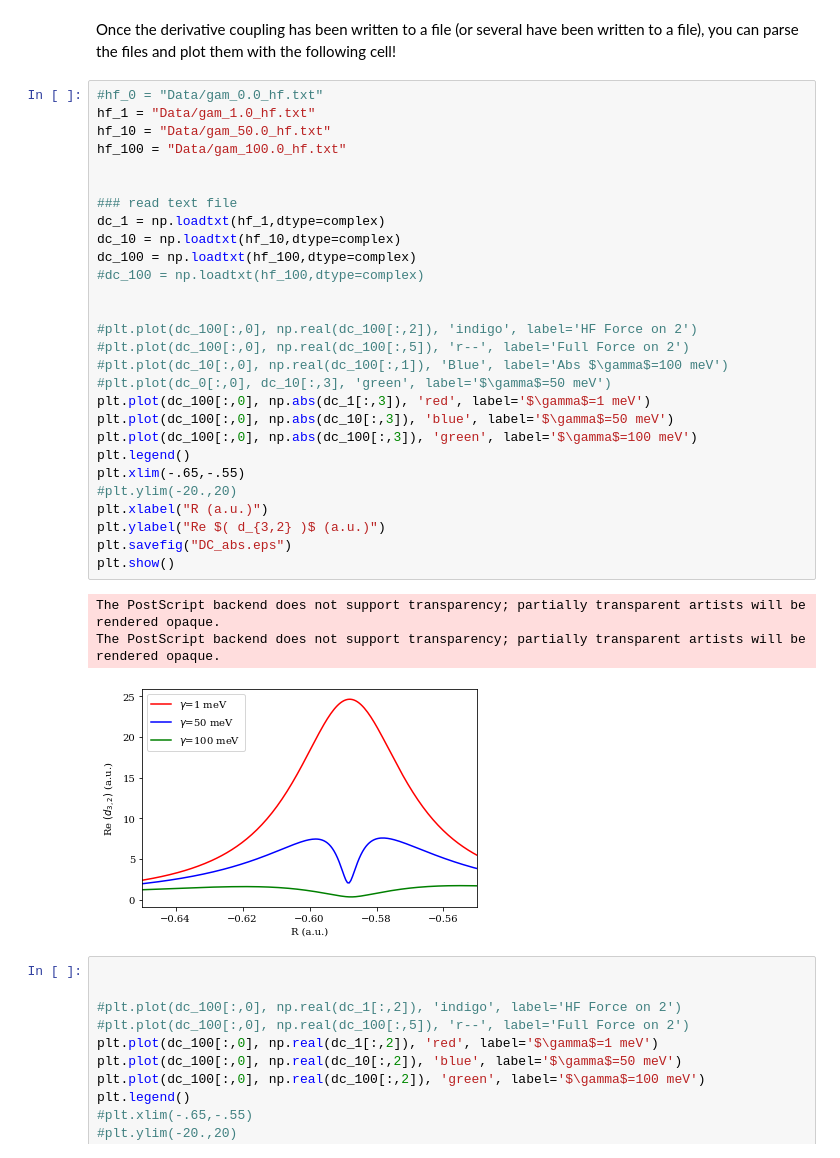
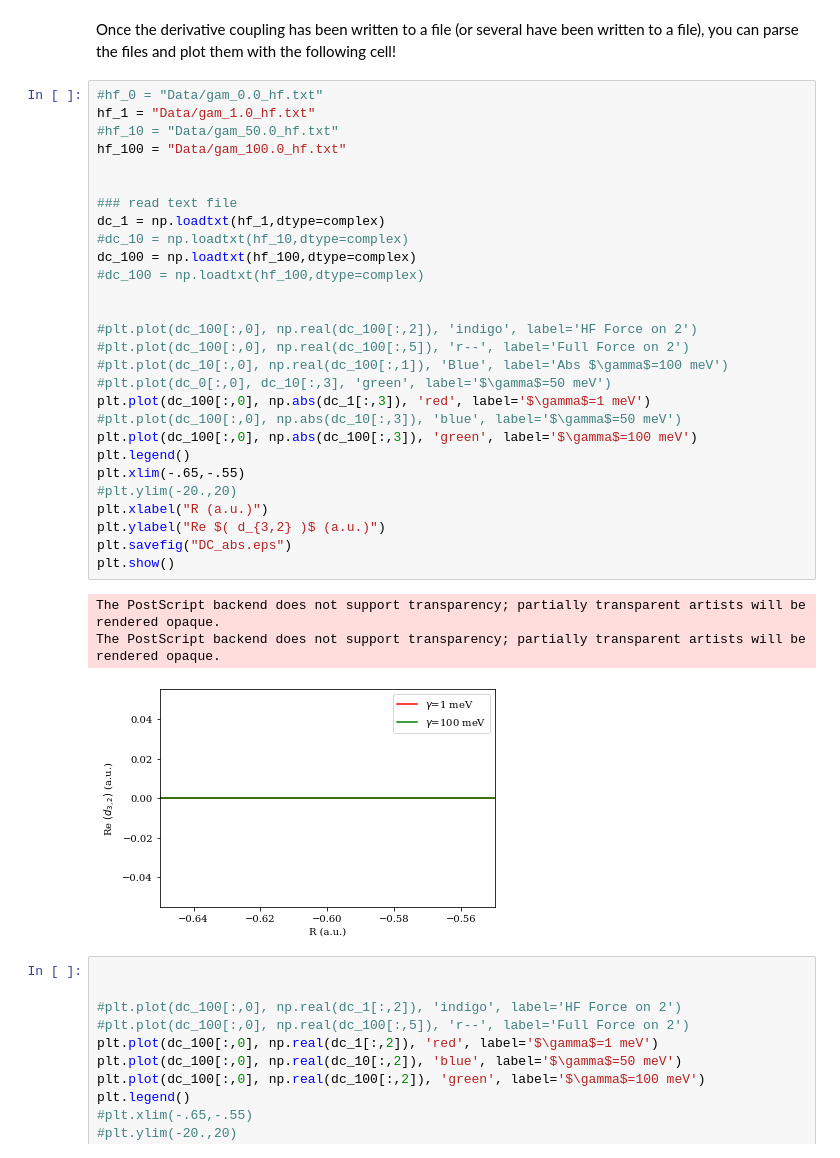
Before and after one commit to FoleyLab/PyCQED, a Jupyter notebook: Plot_Derivative_Coupling.ipynb, the cells around one changed output. Saved outputs shown, nothing was run; the diff lists cells and outputs as text.

```diff
--- a/Plot_Derivative_Coupling.ipynb
+++ b/Plot_Derivative_Coupling.ipynb
@@ -119,35 +122,35 @@ Once the derivative coupling has been written to a file (or several have been wr
 # %%
 #hf_0 = "Data/gam_0.0_hf.txt"
 hf_1 = "Data/gam_1.0_hf.txt"
-hf_10 = "Data/gam_50.0_hf.txt"
+#hf_10 = "Data/gam_50.0_hf.txt"
 hf_100 = "Data/gam_100.0_hf.txt"
 
 
 ### read text file
 dc_1 = np.loadtxt(hf_1,dtype=complex)
-dc_10 = np.loadtxt(hf_10,dtype=complex)
+#dc_10 = np.loadtxt(hf_10,dtype=complex)
 dc_100 = np.loadtxt(hf_100,dtype=complex)
 #dc_100 = np.loadtxt(hf_100,dtype=complex)
 
 
 #plt.plot(dc_100[:,0], np.real(dc_100[:,2]), 'indigo', label='HF Force on 2')
 #plt.plot(dc_100[:,0], np.real(dc_100[:,5]), 'r--', label='Full Force on 2')
 #plt.plot(dc_10[:,0], np.real(dc_100[:,1]), 'Blue', label='Abs $\gamma$=100 meV')
 #plt.plot(dc_0[:,0], dc_10[:,3], 'green', label='$\gamma$=50 meV')
 plt.plot(dc_100[:,0], np.abs(dc_1[:,3]), 'red', label='$\gamma$=1 meV')
-plt.plot(dc_100[:,0], np.abs(dc_10[:,3]), 'blue', label='$\gamma$=50 meV')
+#plt.plot(dc_100[:,0], np.abs(dc_10[:,3]), 'blue', label='$\gamma$=50 meV')
 plt.plot(dc_100[:,0], np.abs(dc_100[:,3]), 'green', label='$\gamma$=100 meV')
 plt.legend()
 plt.xlim(-.65,-.55)
 #plt.ylim(-20.,20)
 plt.xlabel("R (a.u.)")
 plt.ylabel("Re $( d_{3,2} )$ (a.u.)")
 plt.savefig("DC_abs.eps")
 plt.show()
 # %% [output]
 The PostScript backend does not support transparency; partially transparent artists will be rendered opaque.
 The PostScript backend does not support transparency; partially transparent artists will be rendered opaque.
-[figure, old version]
+[figure, new version]
 # %%
 
 
```
Also changed, not shown: parts of 2 cells of this notebook, 3 other files.
